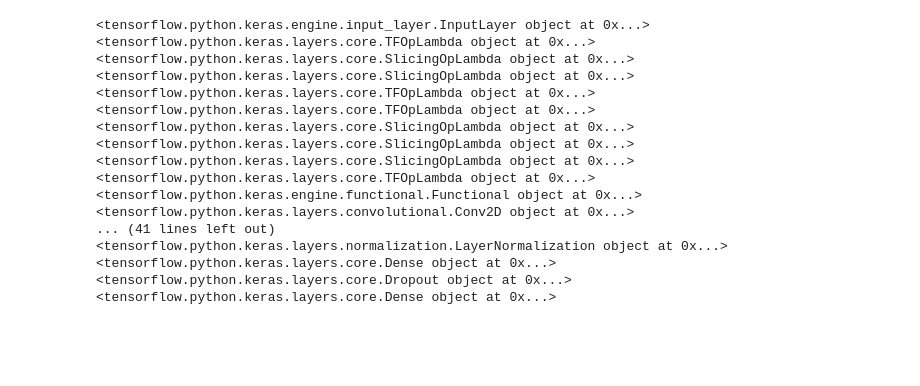
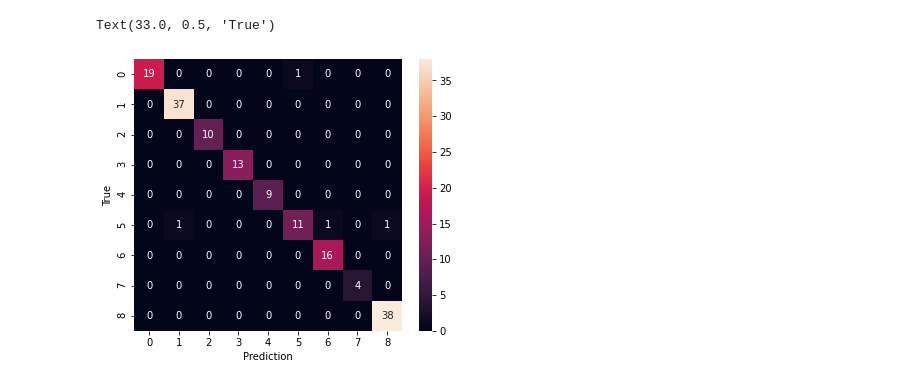
Before and after one commit to comword/TCD20-DP-DeepModel, a Jupyter notebook: eval.ipynb, the cells around one changed output. Saved outputs shown, nothing was run; the diff lists cells and outputs as text; code cells hidden in the pictures; blank space fills up the shorter version.

Commit message:
feat(evaluation): model evaluation

```diff
--- a/eval.ipynb
+++ b/eval.ipynb
@@ -21,14 +23,14 @@ def update(d, u):
     return d
 # %%
 args = DotDict({
-    "resume": "saved/model_best"
+    "resume": "saved/0722_083250/model_best"
 })
 config = ConfigParser.from_args(args)
 update(config.config, {
     "data_loader":{
         "args": {
             "data_path": "data/orig-front-videos",
-            "validation_split": 0.1,
+            "validation_split": 0.5,
             "shuffle": True
         }
     }
@@ -91,21 +68,14 @@ gTruth
-# %%
-for layer in model.layers:
-    print(layer)
-# %% [output]
-<tensorflow.python.keras.engine.input_layer.InputLayer object at 0x...>
-<tensorflow.python.keras.layers.core.TFOpLambda object at 0x...>
-<tensorflow.python.keras.layers.core.SlicingOpLambda object at 0x...>
-<tensorflow.python.keras.layers.core.SlicingOpLambda object at 0x...>
-<tensorflow.python.keras.layers.core.TFOpLambda object at 0x...>
-<tensorflow.python.keras.layers.core.TFOpLambda object at 0x...>
-<tensorflow.python.keras.layers.core.SlicingOpLambda object at 0x...>
-<tensorflow.python.keras.layers.core.SlicingOpLambda object at 0x...>
-<tensorflow.python.keras.layers.core.SlicingOpLambda object at 0x...>
-<tensorflow.python.keras.layers.core.TFOpLambda object at 0x...>
-<tensorflow.python.keras.engine.functional.Functional object at 0x...>
-<tensorflow.python.keras.layers.convolutional.Conv2D object at 0x...>
-... (41 lines left out)
-<tensorflow.python.keras.layers.normalization.LayerNormalization object at 0x...>
-<tensorflow.python.keras.layers.core.Dense object at 0x...>
-<tensorflow.python.keras.layers.core.Dropout object at 0x...>
-<tensorflow.python.keras.layers.core.Dense object at 0x...>
+# %%
+arr_pred = list(map(lambda x: list(x.numpy().argmax(-1)), logit))
+arr_pred = [item for sublist in arr_pred for item in sublist]
+# %%
+arr_truth = list(map(lambda x: list(x.numpy()), gTruth))
+arr_truth = [item for sublist in arr_truth for item in sublist]
+# %%
+fig, ax = plt.subplots(figsize=[6, 5])
+sns.heatmap(confusion_matrix(arr_truth, arr_pred), annot=True, ax=ax, fmt='.20g')
+ax.set_xlabel('Prediction')
+ax.set_ylabel('True')
+# %% [output]
+Text(33.0, 0.5, 'True')
+[figure, added]
```
Also changed, not shown: parts of 6 cells of this notebook, 9 other files.
